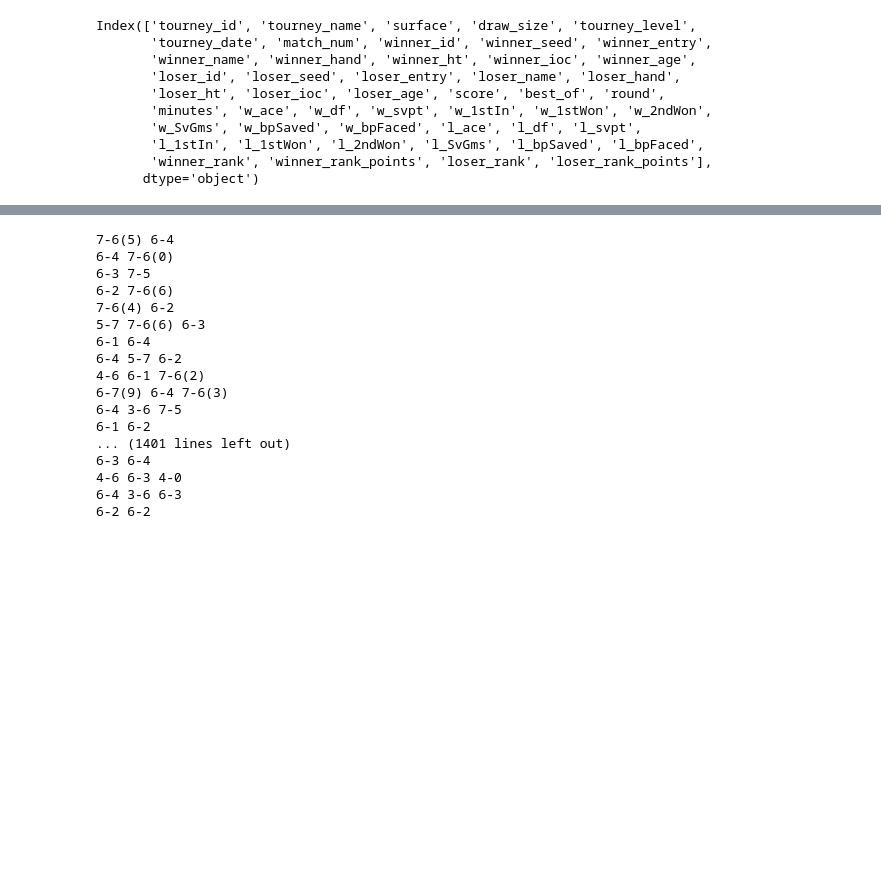
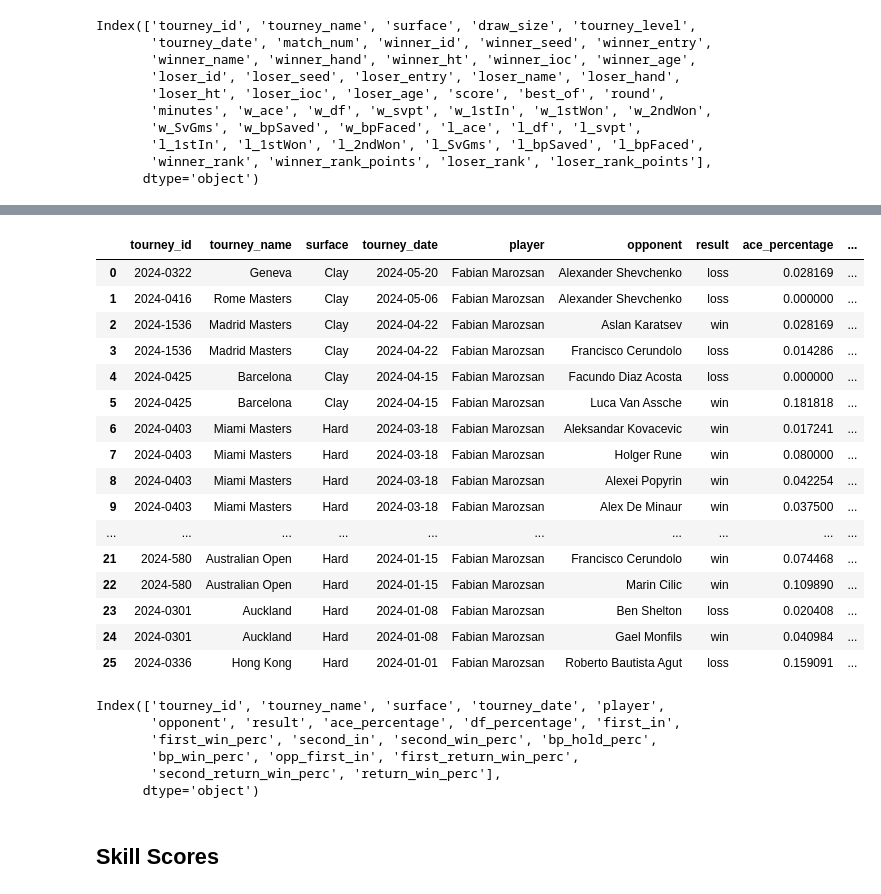
Before and after one commit to ge-a/tennis_model, a Jupyter notebook: experiments.ipynb, the cells around one changed output, grey strips where cells are left out. Drawn from its saved outputs; the diff is of its cells as text; code cells hidden in the pictures; blank space fills up the shorter version.

```diff
--- a/experiments.ipynb
+++ b/experiments.ipynb
@@ -63,24 +62,3 @@ l_return_win_perc = (atp_2024['w_bpFaced'] - atp_2024['w_bpSaved']) / atp_2024['
-# %%
-for score in atp_2024['score']:
-    print(score)
-# %% [output]
-7-6(5) 6-4
-6-4 7-6(0)
-6-3 7-5
-6-2 7-6(6)
-7-6(4) 6-2
-5-7 7-6(6) 6-3
-6-1 6-4
-6-4 5-7 6-2
-4-6 6-1 7-6(2)
-6-7(9) 6-4 7-6(3)
-6-4 3-6 7-5
-6-1 6-2
-... (1401 lines left out)
-6-3 6-4
-4-6 6-3 4-0
-6-4 3-6 6-3
-6-2 6-2
 # %%
 ### Score Reader
 def score_reader(score):
@@ -110,0 +94,6 @@ def score_reader(score):
+# %%
+def get_all_player_names(player_ids):
+    first_names = pd.Series([players.loc[players['player_id'] == pid, 'name_first'].values[0] if not players.loc[players['player_id'] == pid, 'name_first'].empty else None for pid in player_ids])
+    last_names = pd.Series([players.loc[players['player_id'] == pid, 'name_last'].values[0] if not players.loc[players['player_id'] == pid, 'name_last'].empty else None for pid in player_ids])
+
+    return first_names, last_names
@@ -110,0 +155,9 @@ def score_reader(score):
+# %%
+percentages = get_percentages(atp_2024)
+# %%
+# Player Data Search
+def search_player(first_name, last_name, df=percentages):
+    player_id = players.loc[(players['name_first'] == first_name) & (players['name_last'] == last_name), 'player_id'].iloc[0]
+    data = df[(df['winner_id'] == player_id) | (df['loser_id'] == player_id)]
+    data = data.sort_values(by='tourney_date', ascending=False)
+    return data
@@ -110,0 +219,34 @@ def score_reader(score):
+# %%
+first = "Fabian"
+last = "Marozsan"
+player_f = filter_results(search_player(first, last), f"{first} {last}")
+player_f
+# %% [output]
+|  | tourney_id | tourney_name | surface | tourney_date | player | opponent | result | ace_percentage | ... |
+| 0 | 2024-0322 | Geneva | Clay | 2024-05-20 | Fabian Marozsan | Alexander Shevchenko | loss | 0.028169 | ... |
+| 1 | 2024-0416 | Rome Masters | Clay | 2024-05-06 | Fabian Marozsan | Alexander Shevchenko | loss | 0.000000 | ... |
+| 2 | 2024-1536 | Madrid Masters | Clay | 2024-04-22 | Fabian Marozsan | Aslan Karatsev | win | 0.028169 | ... |
+| 3 | 2024-1536 | Madrid Masters | Clay | 2024-04-22 | Fabian Marozsan | Francisco Cerundolo | loss | 0.014286 | ... |
+| 4 | 2024-0425 | Barcelona | Clay | 2024-04-15 | Fabian Marozsan | Facundo Diaz Acosta | loss | 0.000000 | ... |
+| 5 | 2024-0425 | Barcelona | Clay | 2024-04-15 | Fabian Marozsan | Luca Van Assche | win | 0.181818 | ... |
+| 6 | 2024-0403 | Miami Masters | Hard | 2024-03-18 | Fabian Marozsan | Aleksandar Kovacevic | win | 0.017241 | ... |
+| 7 | 2024-0403 | Miami Masters | Hard | 2024-03-18 | Fabian Marozsan | Holger Rune | win | 0.080000 | ... |
+| 8 | 2024-0403 | Miami Masters | Hard | 2024-03-18 | Fabian Marozsan | Alexei Popyrin | win | 0.042254 | ... |
+| 9 | 2024-0403 | Miami Masters | Hard | 2024-03-18 | Fabian Marozsan | Alex De Minaur | win | 0.037500 | ... |
+| ... | ... | ... | ... | ... | ... | ... | ... | ... | ... |
+| 21 | 2024-580 | Australian Open | Hard | 2024-01-15 | Fabian Marozsan | Francisco Cerundolo | win | 0.074468 | ... |
+| 22 | 2024-580 | Australian Open | Hard | 2024-01-15 | Fabian Marozsan | Marin Cilic | win | 0.109890 | ... |
+| 23 | 2024-0301 | Auckland | Hard | 2024-01-08 | Fabian Marozsan | Ben Shelton | loss | 0.020408 | ... |
+| 24 | 2024-0301 | Auckland | Hard | 2024-01-08 | Fabian Marozsan | Gael Monfils | win | 0.040984 | ... |
+| 25 | 2024-0336 | Hong Kong | Hard | 2024-01-01 | Fabian Marozsan | Roberto Bautista Agut | loss | 0.159091 | ... |
+# %%
+print(player_f.columns)
+# %% [output]
+Index(['tourney_id', 'tourney_name', 'surface', 'tourney_date', 'player',
+       'opponent', 'result', 'ace_percentage', 'df_percentage', 'first_in',
+       'first_win_perc', 'second_in', 'second_win_perc', 'bp_hold_perc',
+       'bp_win_perc', 'opp_first_in', 'first_return_win_perc',
+       'second_return_win_perc', 'return_win_perc'],
+      dtype='object')
+# %% [markdown]
+## Skill Scores
```
Also changed, not shown: parts of 29 cells of this notebook.
